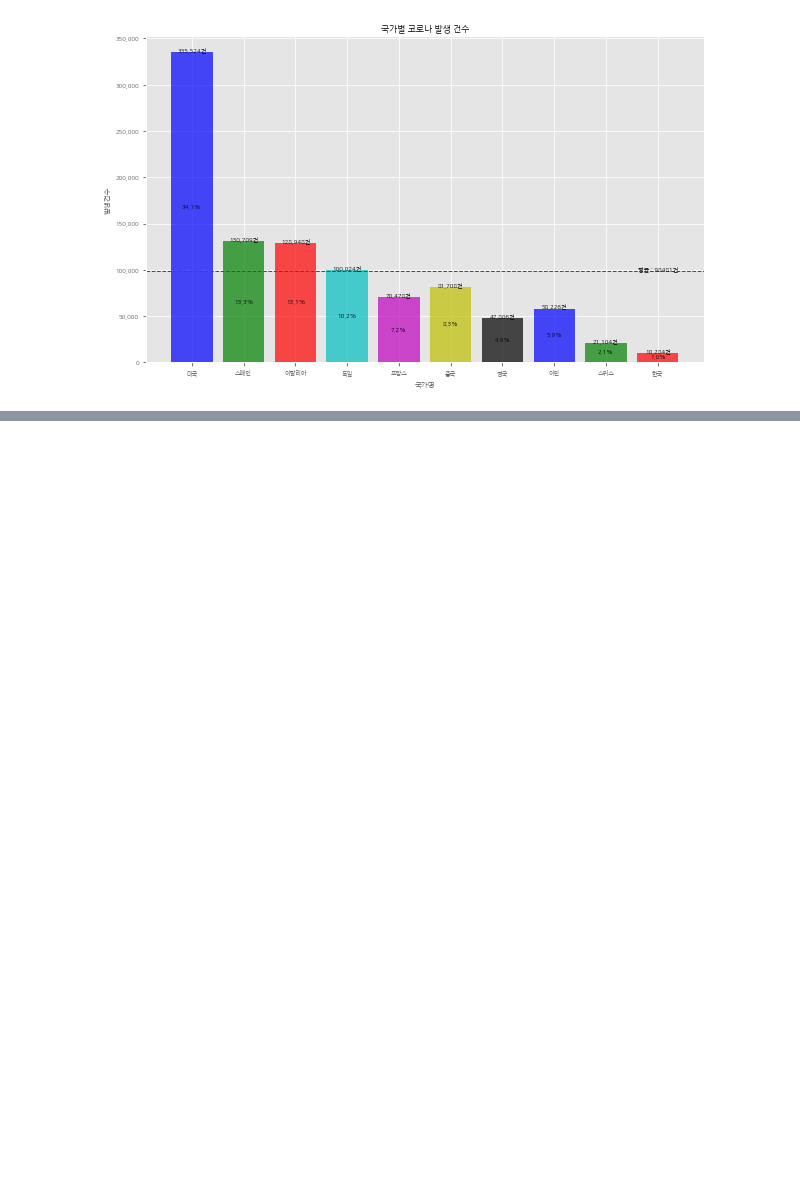
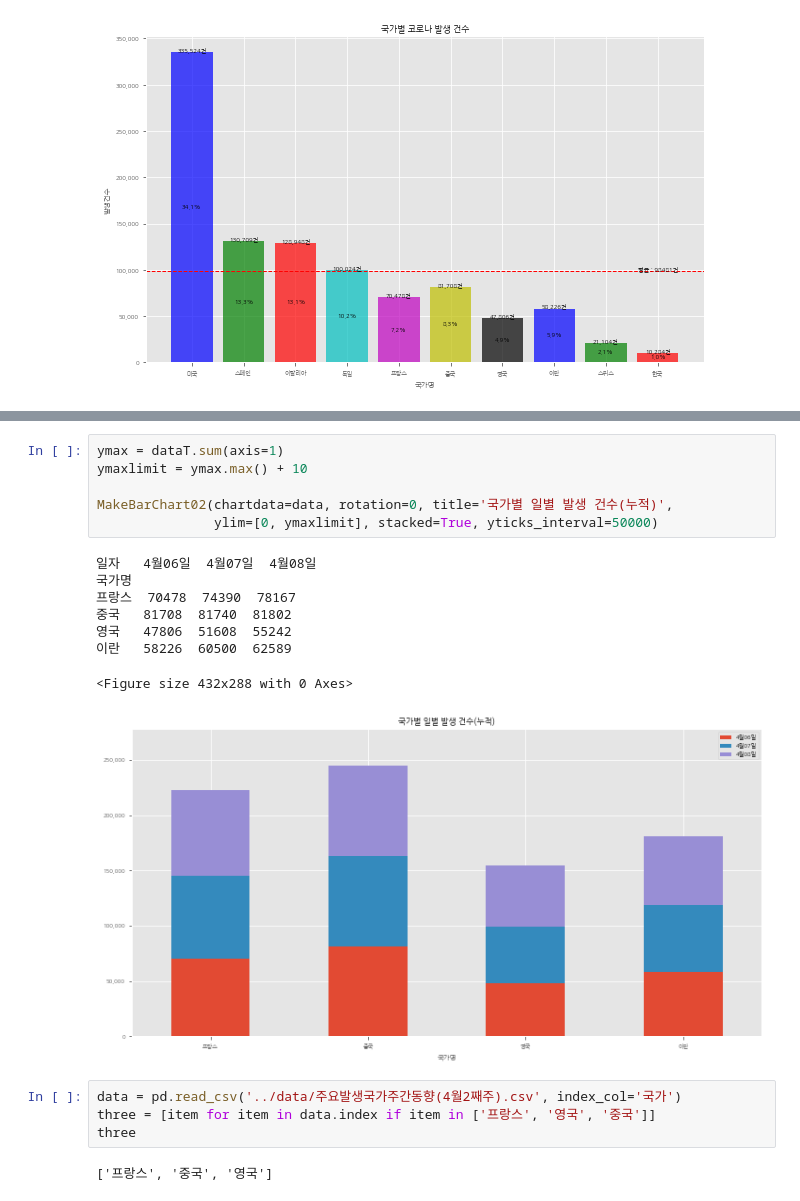
Before and after one commit to SmilingSammy/data_visualization_with_python, a Jupyter notebook: ch3/ch3.ipynb, the cells around one changed output, grey strips where cells are left out. Cells and saved outputs as stored; diff of their text form; blank space fills up the shorter version.

```diff
--- a/ch3/ch3.ipynb
+++ b/ch3/ch3.ipynb
@@ -438,0 +500,21 @@ Name: 4월06일, dtype: float64
+# %%
+ymax = dataT.sum(axis=1)
+ymaxlimit = ymax.max() + 10
+
+MakeBarChart02(chartdata=data, rotation=0, title='국가별 일별 발생 건수(누적)',
+               ylim=[0, ymaxlimit], stacked=True, yticks_interval=50000)
+# %% [output]
+일자   4월06일  4월07일  4월08일
+국가명
+프랑스  70478  74390  78167
+중국   81708  81740  81802
+영국   47806  51608  55242
+이란   58226  60500  62589
+<Figure size 432x288 with 0 Axes>
+[figure, added]
+# %%
+data = pd.read_csv('../data/주요발생국가주간동향(4월2째주).csv', index_col='국가')
+three = [item for item in data.index if item in ['프랑스', '영국', '중국']]
+three
+# %% [output]
+['프랑스', '중국', '영국']
```
Also changed, not shown: parts of 33 cells of this notebook, 1 other file.
